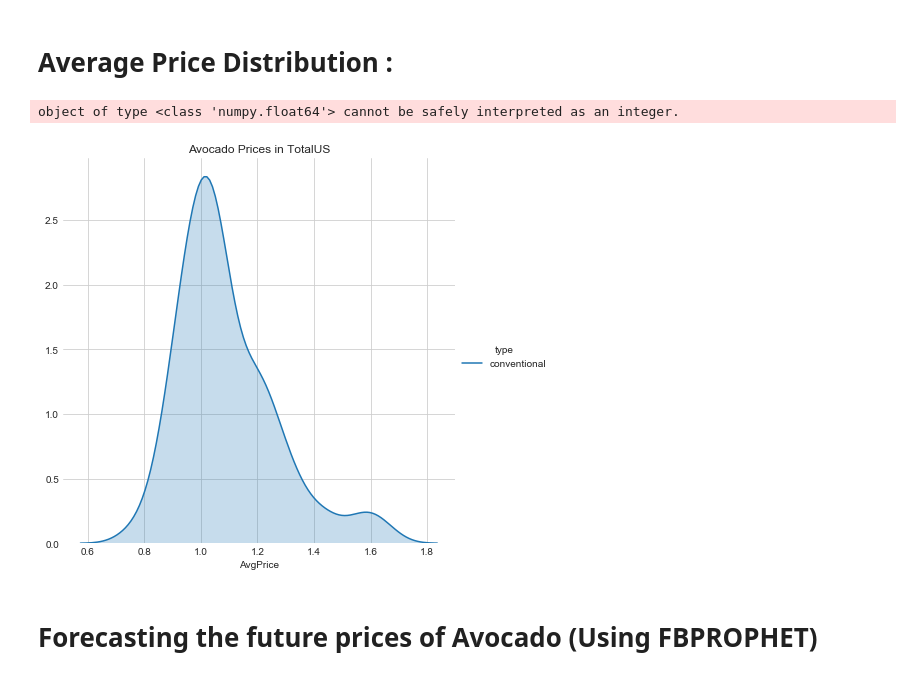
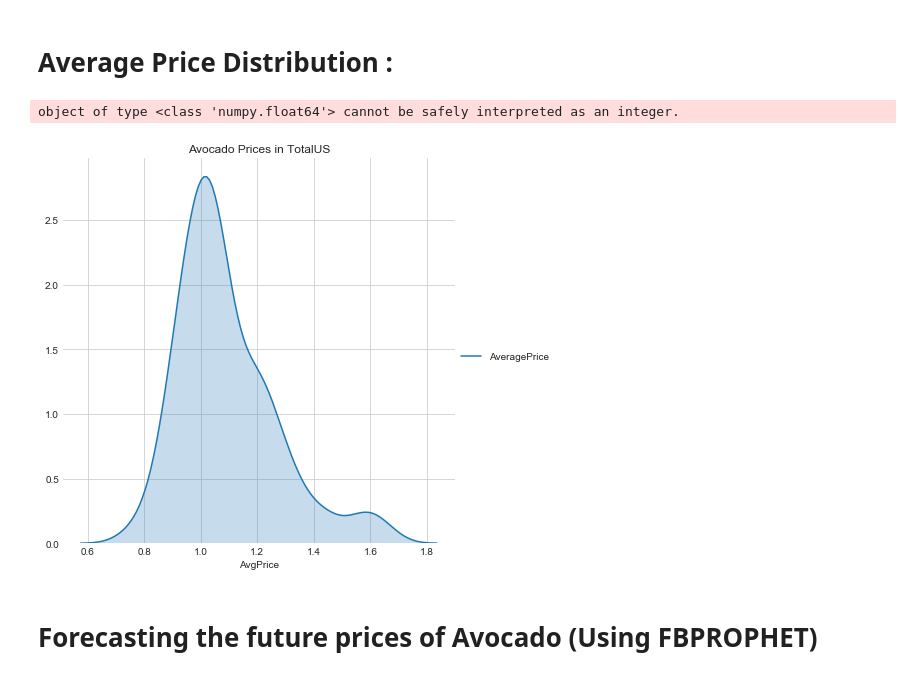
Before and after one commit to shreyanshissingh/AvocadoPrices, a Jupyter notebook: Avocado Price Forecast.ipynb, the cells around one changed output. Saved outputs shown, nothing was run; the diff lists cells and outputs as text; code cells hidden in the pictures.

```diff
--- a/Avocado Price Forecast.ipynb
+++ b/Avocado Price Forecast.ipynb
@@ -74,16 +74,16 @@ py.iplot(data,filename='basicscatter')
 # Average Price Distribution :
 # %%
 sns.set_style('whitegrid')
-g=sns.FacetGrid(df2,hue='type',size=6)
+g=sns.FacetGrid(df2,size=6)
 g.map(sns.kdeplot,'AveragePrice',shade=True)
 g.add_legend()
 plt.xlabel('AvgPrice')
 plt.title('Avocado Prices in '+ df2.region[0])
 sns.despine(top=True, right=True, left=True, bottom=True)
 plt.show()
 # %% [output]
 object of type <class 'numpy.float64'> cannot be safely interpreted as an integer.
-[figure, old version]
+[figure, new version]
 # %% [markdown]
 # Forecasting the future prices of Avocado (Using FBPROPHET)
 # %%
```
Also changed, not shown: parts of 9 cells of this notebook.
